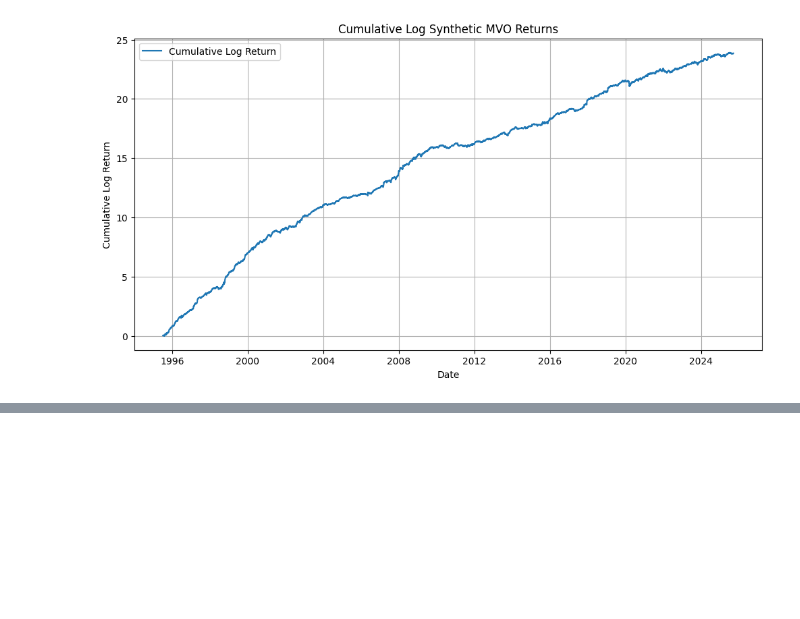
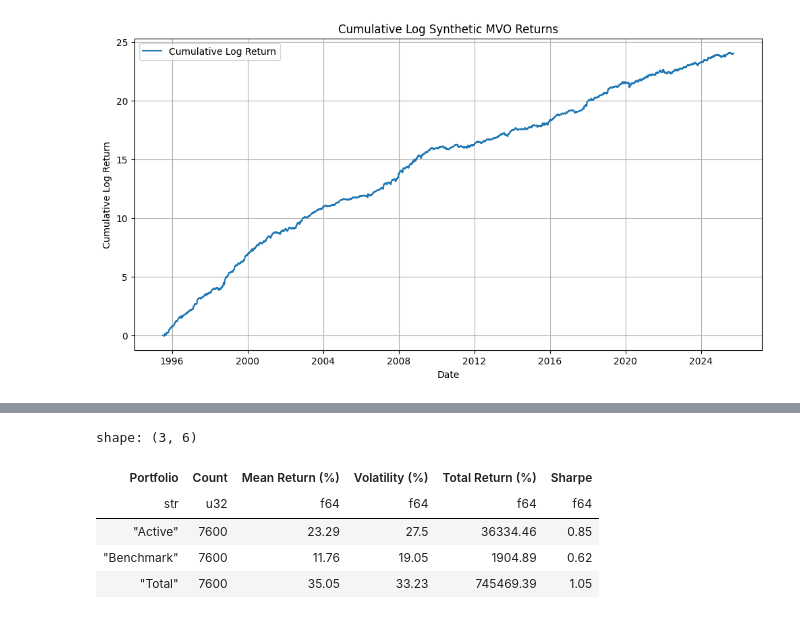
Before and after one commit to xylr11/orthogonal-alphas, a Jupyter notebook: synMVO/synMVO.ipynb, the cells around one changed output, grey strips where cells are left out. Cells and saved outputs as stored; diff of their text form; code cells hidden in the pictures; blank space fills up the shorter version.

```diff
--- a/synMVO/synMVO.ipynb
+++ b/synMVO/synMVO.ipynb
@@ -266,0 +408,9 @@ np.float64(2.5457595061977876)
+# %%
+sfp.generate_summary_table(final_returns)
+# %% [output]
+shape: (3, 6)
+| Portfolio | Count | Mean Return (%) | Volatility (%) | Total Return (%) | Sharpe |
+| str | u32 | f64 | f64 | f64 | f64 |
+| "Active" | 7600 | 23.29 | 27.5 | 36334.46 | 0.85 |
+| "Benchmark" | 7600 | 11.76 | 19.05 | 1904.89 | 0.62 |
+| "Total" | 7600 | 35.05 | 33.23 | 745469.39 | 1.05 |
```
Also changed, not shown: parts of 15 cells of this notebook.
